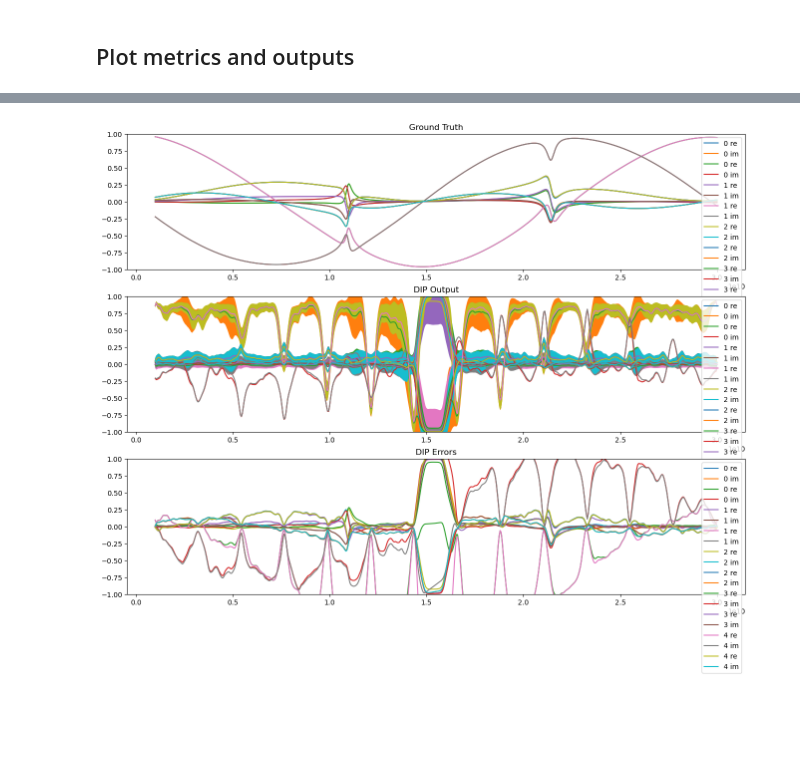
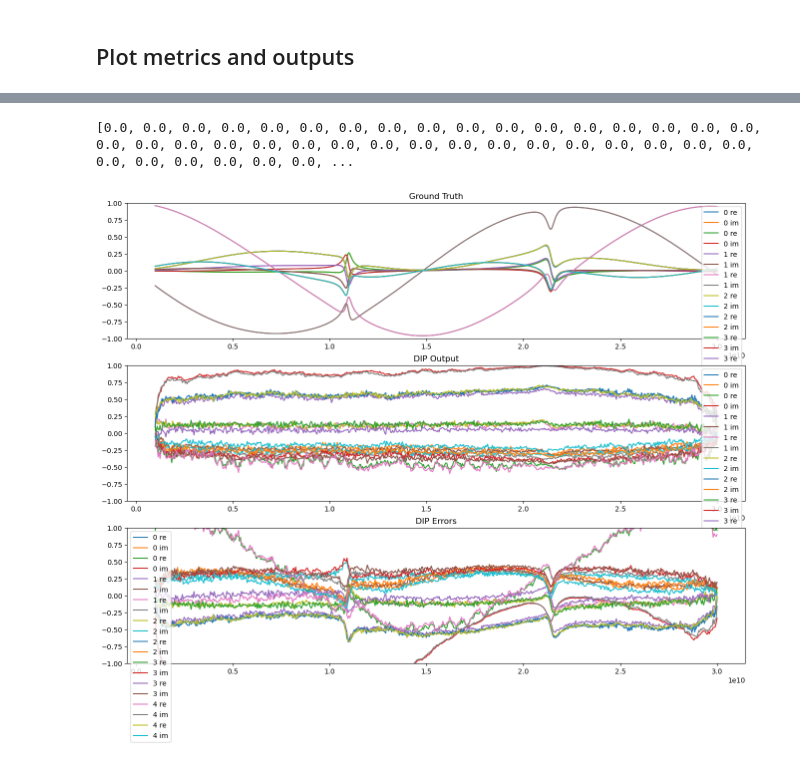
Before and after one commit to VarunGorti/CurveFitting-DIP, a Jupyter notebook: RESUNET_V4.ipynb, the cells around one changed output, grey strips where cells are left out. Cells and saved outputs as stored; diff of their text form; code cells hidden in the pictures; blank space fills up the shorter version.

```diff
--- a/RESUNET_V4.ipynb
+++ b/RESUNET_V4.ipynb
@@ -266,5 +290,5 @@ REG_HYPERPARAM = 0.1
 # %%
-NOISY_INPUT = True
+NOISY_INPUT = False
 
 START_NOISE_LEVEL = CUR_NOISE_LEVEL = 10
 END_NOISE_LEVEL = 0.001
@@ -286,7 +310,7 @@ net = net.train()
 optim = torch.optim.Adam(net.parameters(), lr=LR)
 
 START_LR = LR
-END_LR = 1e-5
+END_LR = LR / 10
 LR_DECAY_FACTOR = (END_LR / START_LR)**(1 / NUM_ITER)
 
 scheduler = torch.optim.lr_scheduler.ExponentialLR(optim, gamma=LR_DECAY_FACTOR)
@@ -297,6 +321,7 @@ def get_lr(optimizer):
 # %%
 train_losses = []
 train_errors = []
+train_kls = []
 if REG_HYPERPARAM > 0:
     train_regs = []
 
@@ -311,19 +336,33 @@ net.train()
 for i in range(NUM_ITER):
     optim.zero_grad()
 
-    if NOISY_INPUT:
-        out, kl_loss = net.forward_with_z(CUR_NOISE_LEVEL)
-        CUR_NOISE_LEVEL *= NOISE_DECAY_FACTOR
-    else:
-        out, kl_loss = net.forward_with_z()
+    outs_ = []
+    kls_ = []
 
+    for mc_run in range(NUM_MC_RUNS):
+        if NOISY_INPUT:
+            out_, kl_loss_ = net.forward_with_z(CUR_NOISE_LEVEL)
+            # out_ = net.forward_with_z(CUR_NOISE_LEVEL)
+        else:
+            out_, kl_loss_ = net.forward_with_z()
+            # out_ = net.forward_with_z()
+        outs_.append(out_)
+        kls_.append(kl_loss_)
+
+    CUR_NOISE_LEVEL *= NOISE_DECAY_FACTOR
+    out = torch.mean(torch.stack(outs_), dim=0)
+    kl_loss = torch.mean(torch.stack(kls_), dim=0)
+
+    train_kl = KL_HYPERPARAM * kl_loss
 
     train_error = criterion(out, y)
     if REG_HYPERPARAM > 0:
         train_reg = REG_HYPERPARAM * regularizer(out)
-        train_loss = train_error + kl_loss + train_reg
+        train_loss = train_error + train_kl + train_reg
+        # train_loss = train_error + train_reg
     else:
-        train_loss = train_error + kl_loss
+        train_loss = train_error + train_kl
+        # train_loss = train_error
 
     train_loss.backward()
     optim.step()
@@ -339,6 +378,7 @@ for i in range(NUM_ITER):
 
         train_losses.append(train_loss.item())
         train_errors.append(train_error.item())
+        train_kls.append(train_kl.item())
         if REG_HYPERPARAM > 0:
             train_regs.append(train_reg.item())
 
@@ -458,35 +497,39 @@ Best Test MSE Iteration:  14013
+# %%
+print(train_kls)
+# %% [output]
+[0.0, 0.0, 0.0, 0.0, 0.0, 0.0, 0.0, 0.0, 0.0, 0.0, 0.0, 0.0, 0.0, 0.0, 0.0, 0.0, 0.0, 0.0, 0.0, 0.0, 0.0, 0.0, 0.0, 0.0, 0.0, 0.0, 0.0, 0.0, 0.0, 0.0, 0.0, 0.0, 0.0, 0.0, 0.0, 0.0, 0.0, 0.0, 0.0, 0.0, ...
 # %%
 dip_errors = x.detach().cpu() - mean_forward_pass_outputs.detach().cpu()
 
 fig, axes = plt.subplots(3,1, figsize=(16, 12))
 axes = axes.flatten()
 
 for i in range(N_SPARAMS):
     axes[0].plot(gt_freqs, x[0,2*i].cpu(), label=str(i//2)+" re")
     axes[0].plot(gt_freqs, x[0,2*i+1].cpu(), label=str(i//2)+" im")
 axes[0].set_title("Ground Truth")
 axes[0].set_ylim(-1,1)
 if N_SPARAMS <= 10:
     axes[0].legend()
 
 for i in range(N_SPARAMS):
     axes[1].plot(gt_freqs, mean_forward_pass_outputs[0,2*i].detach().cpu(), label=str(i//2)+" re")
     axes[1].plot(gt_freqs, mean_forward_pass_outputs[0,2*i+1].detach().cpu(), label=str(i//2)+" im")
-    axes[1].fill_between(gt_freqs, mean_forward_pass_outputs[0,2*i].detach().cpu() - std_forward_pass_outputs[0,2*i].detach().cpu(), mean_forward_pass_outputs[0,2*i].detach().cpu() + std_forward_pass_outputs[0,2*i].detach().cpu())
+    # axes[1].fill_between(gt_freqs, mean_forward_pass_outputs[0,2*i].detach().cpu() - std_forward_pass_outputs[0,2*i].detach().cpu(), mean_forward_pass_outputs[0,2*i].detach().cpu() + std_forward_pass_outputs[0,2*i].detach().cpu())
 axes[1].set_title("DIP Output")
 axes[1].set_ylim(-1,1)
 if N_SPARAMS <= 10:
     axes[1].legend()
 
 for i in range(N_SPARAMS):
     axes[2].plot(gt_freqs, dip_errors[0,2*i].detach().cpu(), label=str(i//2)+" re")
     axes[2].plot(gt_freqs, dip_errors[0,2*i+1].detach().cpu(), label=str(i//2)+" im")
 axes[2].set_title("DIP Errors")
 axes[2].set_ylim(-1,1)
 if N_SPARAMS <= 10:
     axes[2].legend()
 # %% [output]
-[figure, old version]
+[figure, new version]
 # %%
 out_mag = utils.sparams_to_mag(out)
 dip_errors_mag = x_mag - out_mag
```
Also changed, not shown: parts of 11 cells of this notebook, 1 other file.
